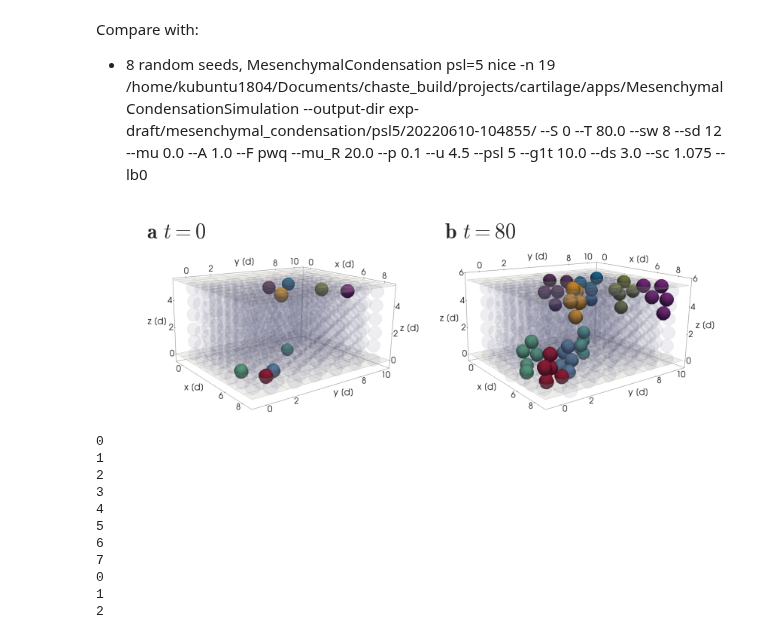
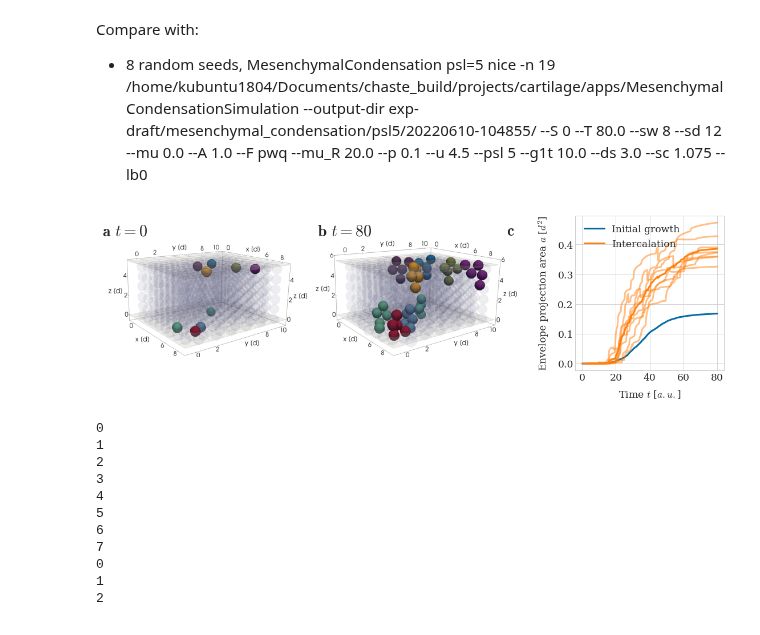
Before and after one commit to somathias/CartilageCBM, a Jupyter notebook: experiments/exp-baseline.ipynb, the cells around one changed output. Drawn from its saved outputs; the diff is of its cells as text; code cells hidden in the pictures.

Commit message:
Add third panel to figure for baseline experiment

```diff
--- a/experiments/exp-baseline.ipynb
+++ b/experiments/exp-baseline.ipynb
@@ -171,7 +171,7 @@ dir_comparison = 'data/mesenchymal_condensation/psl5/20220610-104855/'
 # with open(path_to_label_files+'psl5', 'w') as f:
 #     f.write(dir_comparison+'0/')
 # %%
-fig, ((ax1, ax2)) = plt.subplots(1, 2,
+fig, ((ax1, ax2, ax3)) = plt.subplots(1, 3,
                                              figsize=(14,5), sharey='col', sharex='col',
                                              gridspec_kw={ 'hspace': 0.001, 'wspace':0.00001},
                                              #tight_layout=True
@@ -183,37 +183,76 @@ initial = initial[150:-150, 480:-480]
 ax1.imshow(initial)
 #ax1.grid(False)
 ax1.axis('off')
-ax1.annotate(r'$\bf a$ $t=0$', (0.08, 0.85), xycoords='figure fraction', fontsize=28)
+ax1.annotate(r'$\bf a$ $t=0$', (0.01, 0.85), xycoords='figure fraction', fontsize=28)
+ll, bb, ww, hh = ax1.get_position().bounds
+ax1.set_position([ll-1.4*ww, bb-0.2*hh, ww*1.45, hh*1.45])
 
 xy = mpimg.imread('data/cartilage_sheet/baseline/20220609-141147/1/cartilage_sheet_columns_t80.png')
 #crop
 xy = xy[150:-150, 480:-480]
 ax2.imshow(xy)
 #ax1.grid(False)
 ax2.axis('off')
 #ax2.set_title(r'$\bf b$', loc='left', fontsize=28)
-ax2.annotate(r'$\bf b$ $t=80$', (0.55, 0.85), xycoords='figure fraction', fontsize=28)
+ax2.annotate(r'$\bf b$ $t=80$', (0.35, 0.85), xycoords='figure fraction', fontsize=28)
+ll, bb, ww, hh = ax2.get_position().bounds
+ax2.set_position([ll-ww, bb-0.2*hh, ww*1.45, hh*1.45])
 
 #initial = mpimg.imread('/home/kubuntu1804/Documents/sf_simulation_results/exp-draft/cartilage_sheet/baseline/20220609-141147/1/cartilage_sheet_t0.png')
 #crop
 #initial = initial[150:-150, 480:-480]
 #ax3.imshow(initial)
 #ax1.grid(False)
 #ax3.axis('off')
 #ax3.annotate(r'$\bf c$', (0.08, 0.45), xycoords='figure fraction', fontsize=28)
 
 #xy = mpimg.imread('/home/kubuntu1804/Documents/sf_simulation_results/exp-draft/cartilage_sheet/baseline/20220609-141147/1/cartilage_sheet_t80.png')
 #crop
 #xy = xy[50:-50, 600:-600]
 #ax4.imshow(xy)
 #ax1.grid(False)
 #ax4.axis('off')
 #ax2.set_title(r'$\bf b$', loc='left', fontsize=28)
 #ax4.annotate(r'$\bf d$', (0.6, 0.45), xycoords='figure fraction', fontsize=28)
 
+# Compare with column growth, psl =5
+# time steps are consistent across runs, so it's sufficient to load them from a single path
+times_d, coords_d = sm.read_in_data(dir_comparison + '0/results_from_time_0/')
+
+ppa_av_d = np.zeros(times_d.shape)
+#for seed in range(6):
+for seed in range(8):
+    ppa = np.loadtxt(dir_comparison+str(seed)+'/results_from_time_0/metrics_results/data_patch_projection_area_av.txt', dtype=float)
+    #plt.plot(times_d, ppa, color=defcolors[5], alpha=0.5)
+    ppa_av_d = ppa_av_d + ppa
+ppa_av_d = ppa_av_d /8
+ax3.plot(times_d, ppa_av_d, color=defcolors[0], label='Initial growth')
+
+
+# time steps are consistent across runs, so it's sufficient to load them from a single path
+times_d, coords_d = sm.read_in_data(dir_baseline + '0/results_from_time_0/')
+
+ppa_av_d = np.zeros(times_d.shape)
+#for seed in range(6):
+for seed in range(8):
+    ppa = np.loadtxt(dir_baseline+str(seed)+'/results_from_time_0/metrics_results/data_patch_projection_area_av.txt', dtype=float)
+    ax3.plot(times_d, ppa, color=defcolors[1], alpha=0.5)
+    ppa_av_d = np.nansum(np.vstack((ppa_av_d, ppa)), axis=0)
+ppa_av_d = ppa_av_d /8
+ax3.plot(times_d, ppa_av_d, color=defcolors[1], label='Intercalation')
+
+#plt.legend()
+ax3.set_xlabel('Time $t$ [$a.u.$]')
+ax3.set_ylabel('Envelope projection area $a$ [$d^2$]')
+ax3.legend()
+ax3.annotate(r'$\bf c$', (0.65, 0.85), xycoords='figure fraction', fontsize=28)
+
+ll, bb, ww, hh = ax3.get_position().bounds
+ax3.set_position([ll-0.2*ww, bb, ww, hh])
+
 plt.savefig(path_to_plots+'baseline_exp_envelopes.pdf', bbox_inches='tight', dpi=600)
 # %% [output]
-[figure, old version]
+[figure, new version]
 # %%
 # Compare with column growth, psl =5
 # time steps are consistent across runs, so it's sufficient to load them from a single path
```
